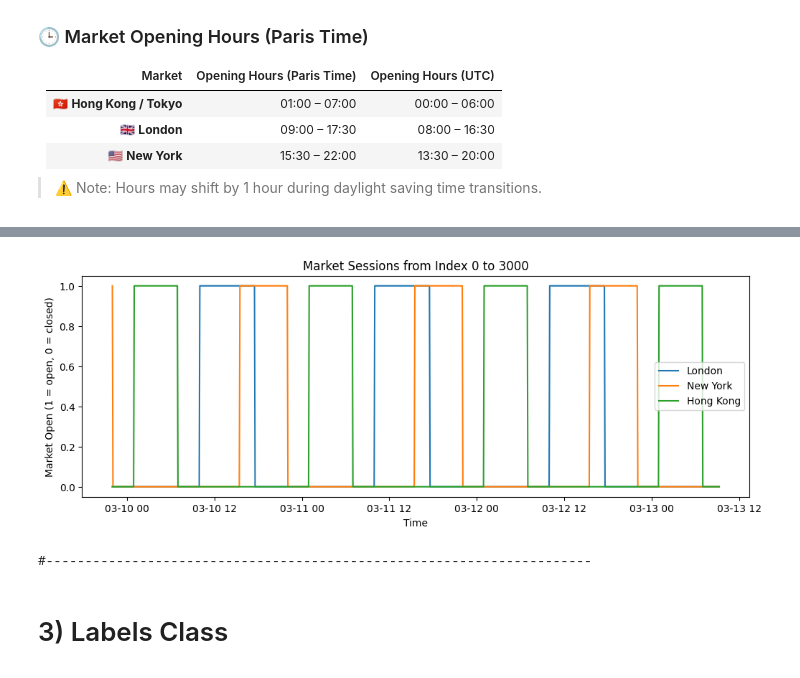
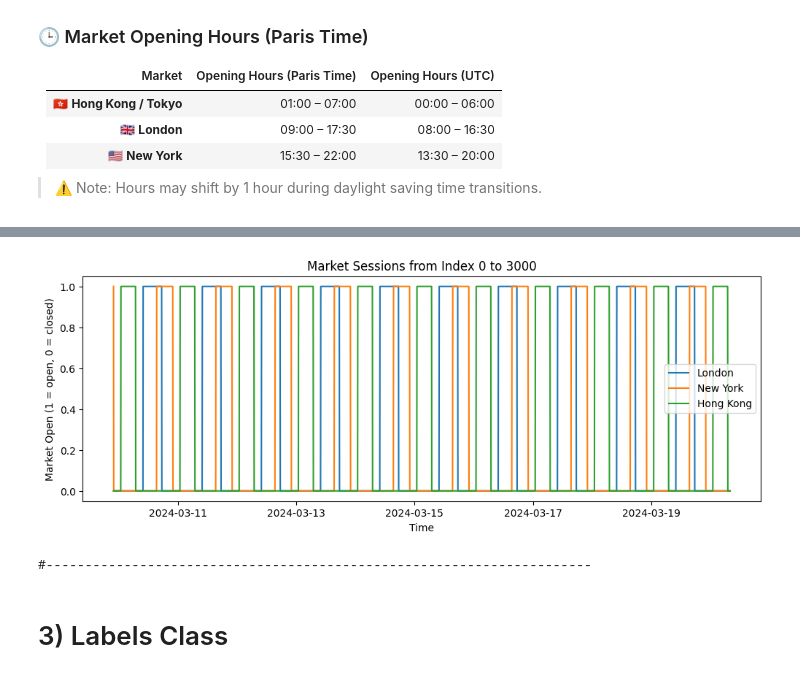
Before and after one commit to valerian-drmt/Trading_Projects, a Jupyter notebook: LSTM_Strategy.ipynb, the cells around one changed output, grey strips where cells are left out. Drawn from its saved outputs; the diff is of its cells as text; code cells hidden in the pictures.

```diff
--- a/LSTM_Strategy.ipynb
+++ b/LSTM_Strategy.ipynb
@@ -157,9 +134,8 @@ class LSTM_Features:
 
         return self
 # %%
-debug1 = False
-debug2 = False
-debug3 = True
+debug1 = True
+debug2 = True
 
 
 Features_Data = LSTM_Features(symbols="BTCUSDT", start="2024-03-10", end="2024-04-20", interval="5m")
@@ -167,7 +143,7 @@ Features_Data = LSTM_Features(symbols="BTCUSDT", start="2024-03-10", end="2024-0
 # Step 0: Get Excel from API
 #Features_Data.Get_Excel_from_API()
 
-# Step 1: Load data from Excel
+# Step 2: Load data from Excel
 Features_Data.EXCEL_load_data()
 
 if debug1:
@@ -176,19 +152,10 @@ if debug1:
     print(Features_Data.data.columns)
     print("Shape:", Features_Data.data.shape)
 print("#----------------------------------------------------------------------")
-# Step 2: Extend OHLC
-Features_Data.extend_OHLC()
+# Step 2: Market Sessions
+Features_Data.market_sessions()
 
 if debug2:
-    print("\nAfter extend_OHLC():")
-    print(Features_Data.data.head())
-    print(Features_Data.data.columns)
-    print("Shape:", Features_Data.data.shape)
-print("#----------------------------------------------------------------------")
-# Step 3: Market Sessions
-Features_Data.market_sessions()
-
-if debug3:
     print("\nAfter market_sessions():")
     print(Features_Data.data.head())
     print(Features_Data.data.columns)
@@ -238,4 +204,4 @@ Session Open/Close Frequency:
-[figure, old version]
+[figure, new version]
 #----------------------------------------------------------------------
 # %% [markdown]
 # 3) Labels Class
```
Also changed, not shown: parts of 5 cells of this notebook.
